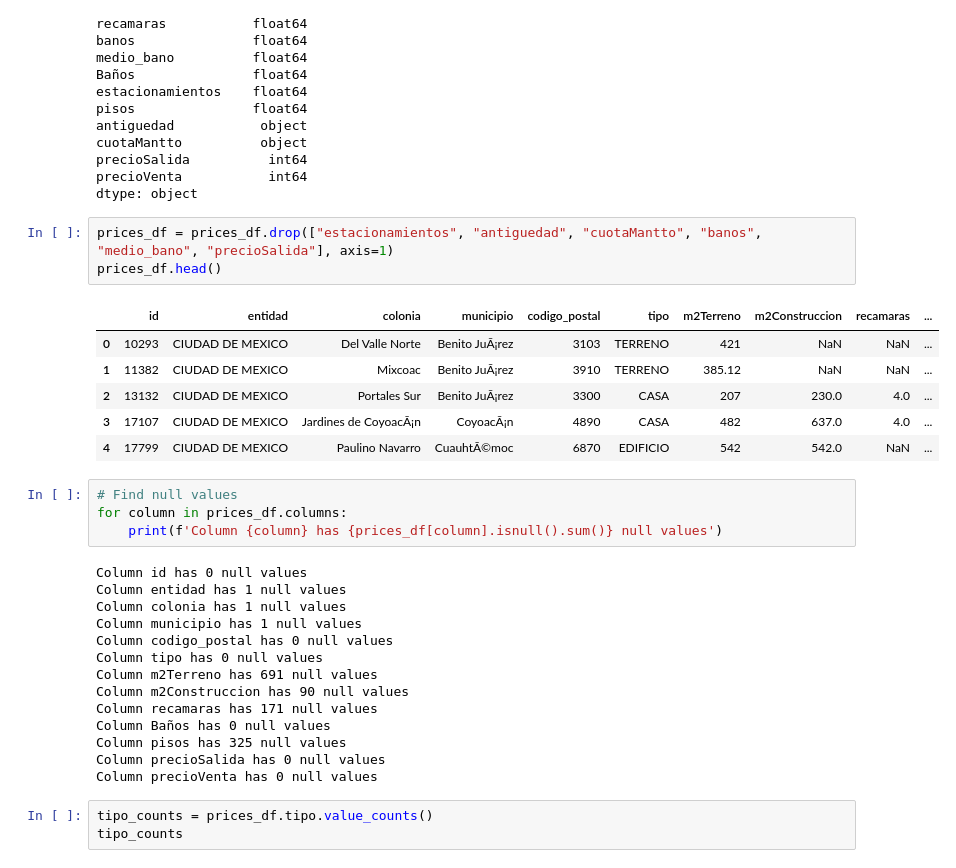
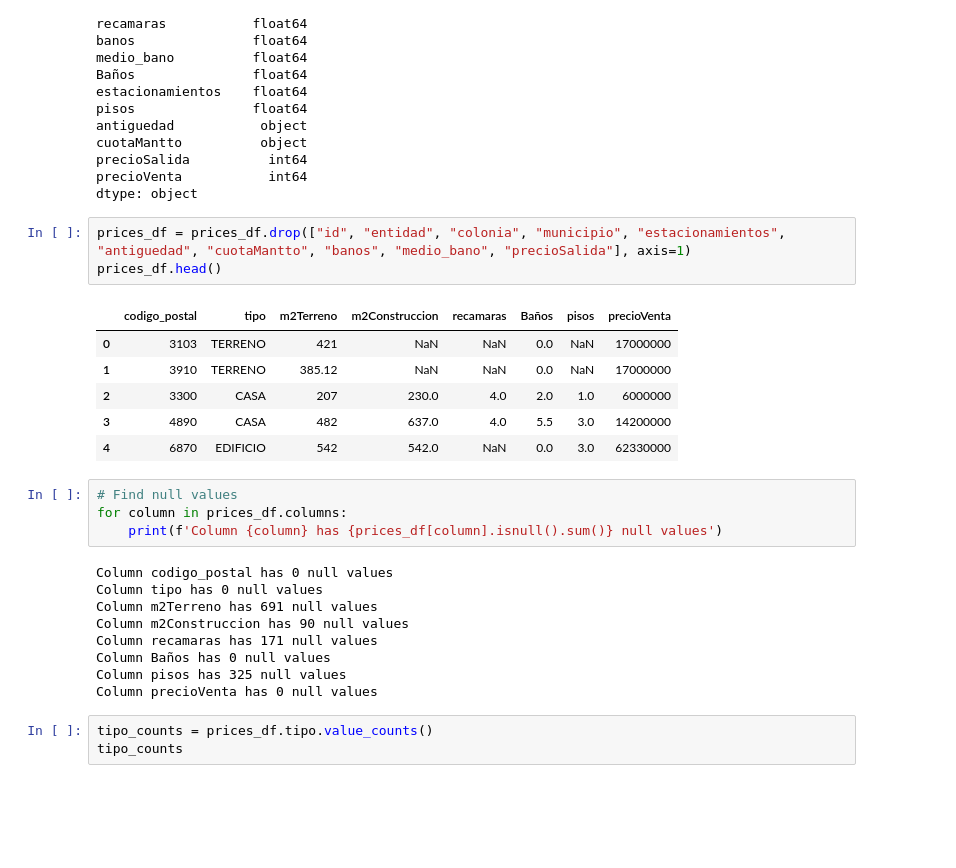
Before and after one commit to JCastro1986/Final-Project, a Jupyter notebook: ML_Practice.ipynb, the cells around one changed output. Cells and saved outputs as stored; diff of their text form; blank space fills up the shorter version.

```diff
--- a/ML_Practice.ipynb
+++ b/ML_Practice.ipynb
@@ -43,24 +43,20 @@ precioSalida          int64
 precioVenta           int64
 dtype: object
 # %%
-prices_df = prices_df.drop(["estacionamientos", "antiguedad", "cuotaMantto", "banos", "medio_bano", "precioSalida"], axis=1)
+prices_df = prices_df.drop(["id", "entidad", "colonia", "municipio", "estacionamientos", "antiguedad", "cuotaMantto", "banos", "medio_bano", "precioSalida"], axis=1)
 prices_df.head()
 # %% [output]
-|  | id | entidad | colonia | municipio | codigo_postal | tipo | m2Terreno | m2Construccion | recamaras | ... |
-| 0 | 10293 | CIUDAD DE MEXICO | Del Valle Norte | Benito JuÃ¡rez | 3103 | TERRENO | 421 | NaN | NaN | ... |
-| 1 | 11382 | CIUDAD DE MEXICO | Mixcoac | Benito JuÃ¡rez | 3910 | TERRENO | 385.12 | NaN | NaN | ... |
-| 2 | 13132 | CIUDAD DE MEXICO | Portales Sur | Benito JuÃ¡rez | 3300 | CASA | 207 | 230.0 | 4.0 | ... |
-| 3 | 17107 | CIUDAD DE MEXICO | Jardines de CoyoacÃ¡n | CoyoacÃ¡n | 4890 | CASA | 482 | 637.0 | 4.0 | ... |
-| 4 | 17799 | CIUDAD DE MEXICO | Paulino Navarro | CuauhtÃ©moc | 6870 | EDIFICIO | 542 | 542.0 | NaN | ... |
+|  | codigo_postal | tipo | m2Terreno | m2Construccion | recamaras | Baños | pisos | precioVenta |
+| 0 | 3103 | TERRENO | 421 | NaN | NaN | 0.0 | NaN | 17000000 |
+| 1 | 3910 | TERRENO | 385.12 | NaN | NaN | 0.0 | NaN | 17000000 |
+| 2 | 3300 | CASA | 207 | 230.0 | 4.0 | 2.0 | 1.0 | 6000000 |
+| 3 | 4890 | CASA | 482 | 637.0 | 4.0 | 5.5 | 3.0 | 14200000 |
+| 4 | 6870 | EDIFICIO | 542 | 542.0 | NaN | 0.0 | 3.0 | 62330000 |
 # %%
 # Find null values
 for column in prices_df.columns:
     print(f'Column {column} has {prices_df[column].isnull().sum()} null values')
 # %% [output]
-Column id has 0 null values
-Column entidad has 1 null values
-Column colonia has 1 null values
-Column municipio has 1 null values
 Column codigo_postal has 0 null values
 Column tipo has 0 null values
 Column m2Terreno has 691 null values
@@ -68,7 +64,6 @@ Column m2Construccion has 90 null values
 Column recamaras has 171 null values
 Column Baños has 0 null values
 Column pisos has 325 null values
-Column precioSalida has 0 null values
 Column precioVenta has 0 null values
 # %%
 tipo_counts = prices_df.tipo.value_counts()
```
Also changed, not shown: parts of 21 cells of this notebook.
